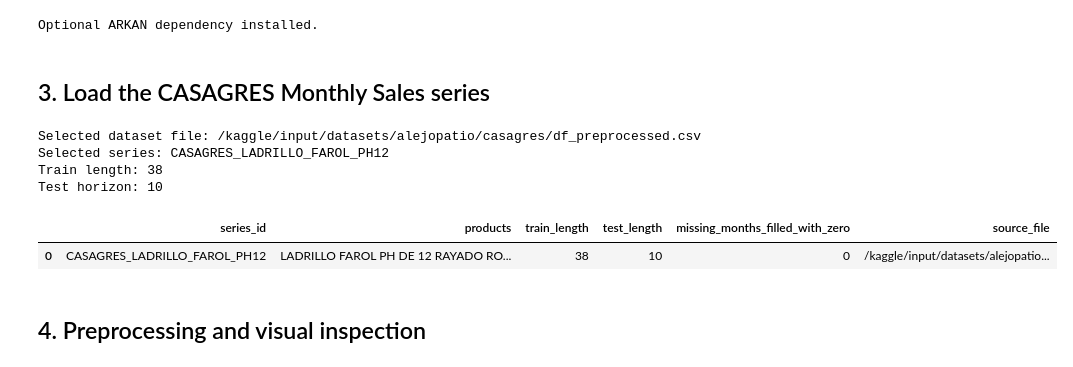
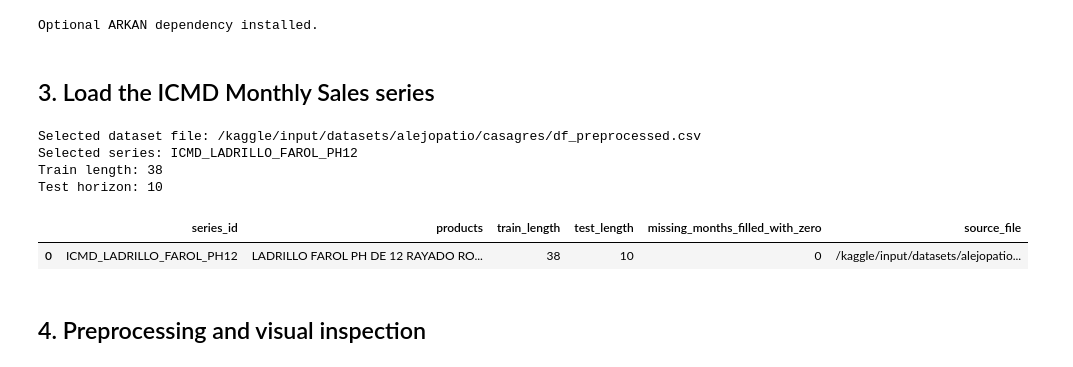
Before and after one commit to AlejoPatigno/S3Forecaster-S3FastSketch, a Jupyter notebook: notebooks/S3Forecaster_S3FastSketch_Casagres.ipynb, the cells around one changed output. Saved outputs shown, nothing was run; the diff lists cells and outputs as text; code cells hidden in the pictures.

```diff
--- a/notebooks/S3Forecaster_S3FastSketch_Casagres.ipynb
+++ b/notebooks/S3Forecaster_S3FastSketch_Casagres.ipynb
@@ -310,26 +350,26 @@ Optional ARKAN dependency installed.
 # %% [markdown]
-## 3. Load the CASAGRES Monthly Sales series
+## 3. Load the ICMD Monthly Sales series
 # %%
 from pathlib import Path
 
-CASAGRES_PRODUCT_PREFIXES = (
+ICMD_PRODUCT_PREFIXES = (
     "LADRILLO FAROL PH DE 12 RAYADO ROJO PRIMERA",
     "LADRILLO FAROL PH DE 12 RAYADO ROJO COMERCIAL",
 )
-CASAGRES_TEST_RATIO = 0.20
+ICMD_TEST_RATIO = 0.20
 
 
-def locate_casagres_csv(search_root=Path("/kaggle/input")):
+def locate_ICMD_csv(search_root=Path("/kaggle/input")):
     candidates = list(Path(search_root).rglob("df_preprocessed.csv"))
     if not candidates:
         candidates = [
             path
             for path in Path(search_root).rglob("*.csv")
-            if "casagres" in str(path).lower()
+            if "ICMD" in str(path).lower()
         ]
     if not candidates:
         raise FileNotFoundError(
-            "No CASAGRES CSV file was found below /kaggle/input."
+            "No ICMD CSV file was found below /kaggle/input."
         )
     candidates.sort(
         key=lambda path: (
@@ -342,7 +382,7 @@ def locate_casagres_csv(search_root=Path("/kaggle/input")):
     return selected
 
 
-csv_path = locate_casagres_csv()
+csv_path = locate_ICMD_csv()
 df_facturas = pd.read_csv(csv_path)
 
 required_columns = {
@@ -353,7 +393,7 @@ required_columns = {
 missing_columns = required_columns.difference(df_facturas.columns)
 if missing_columns:
     raise KeyError(
-        f"Missing required CASAGRES columns: {sorted(missing_columns)}"
+        f"Missing required ICMD columns: {sorted(missing_columns)}"
     )
 
 df = df_facturas.copy()
@@ -377,14 +417,14 @@ product_mask = (
     df["Descripcion Producto"]
     .astype(str)
     .str.startswith(
-        CASAGRES_PRODUCT_PREFIXES,
+        ICMD_PRODUCT_PREFIXES,
         na=False,
     )
 )
 selected_sales = df.loc[product_mask].copy()
 if selected_sales.empty:
     raise ValueError(
-        "No rows matched the configured CASAGRES product prefixes."
+        "No rows matched the configured ICMD product prefixes."
     )
 
 monthly_sales = (
@@ -406,40 +446,40 @@ if len(monthly_sales) < 24:
 
 test_size = max(
     1,
-    int(np.ceil(len(monthly_sales) * CASAGRES_TEST_RATIO)),
+    int(np.ceil(len(monthly_sales) * ICMD_TEST_RATIO)),
 )
 split_index = len(monthly_sales) - test_size
 if split_index < 18:
     raise ValueError(
         "The 80/20 split leaves fewer than 18 training observations."
     )
 
 raw_train = monthly_sales.iloc[:split_index].rename("y")
 raw_test = monthly_sales.iloc[split_index:].rename("y")
-SERIES_ID = "CASAGRES_LADRILLO_FAROL_PH12"
+SERIES_ID = "ICMD_LADRILLO_FAROL_PH12"
 
 info_df = pd.DataFrame(
     [{
         "series_id": SERIES_ID,
-        "products": " | ".join(CASAGRES_PRODUCT_PREFIXES),
+        "products": " | ".join(ICMD_PRODUCT_PREFIXES),
         "train_length": len(raw_train),
         "test_length": len(raw_test),
         "missing_months_filled_with_zero": missing_months,
         "source_file": str(csv_path),
     }]
 )
 
 print("Selected series:", SERIES_ID)
 print("Train length:", len(raw_train))
 print("Test horizon:", len(raw_test))
 display(info_df)
 # %% [output]
 Selected dataset file: /kaggle/input/datasets/alejopatio/casagres/df_preprocessed.csv
-Selected series: CASAGRES_LADRILLO_FAROL_PH12
+Selected series: ICMD_LADRILLO_FAROL_PH12
 Train length: 38
 Test horizon: 10
 |  | series_id | products | train_length | test_length | missing_months_filled_with_zero | source_file |
-| 0 | CASAGRES_LADRILLO_FAROL_PH12 | LADRILLO FAROL PH DE 12 RAYADO RO... | 38 | 10 | 0 | /kaggle/input/datasets/alejopatio... |
+| 0 | ICMD_LADRILLO_FAROL_PH12 | LADRILLO FAROL PH DE 12 RAYADO RO... | 38 | 10 | 0 | /kaggle/input/datasets/alejopatio... |
 # %% [markdown]
 ## 4. Preprocessing and visual inspection
 # %%
```
Also changed, not shown: parts of 19 cells of this notebook.
